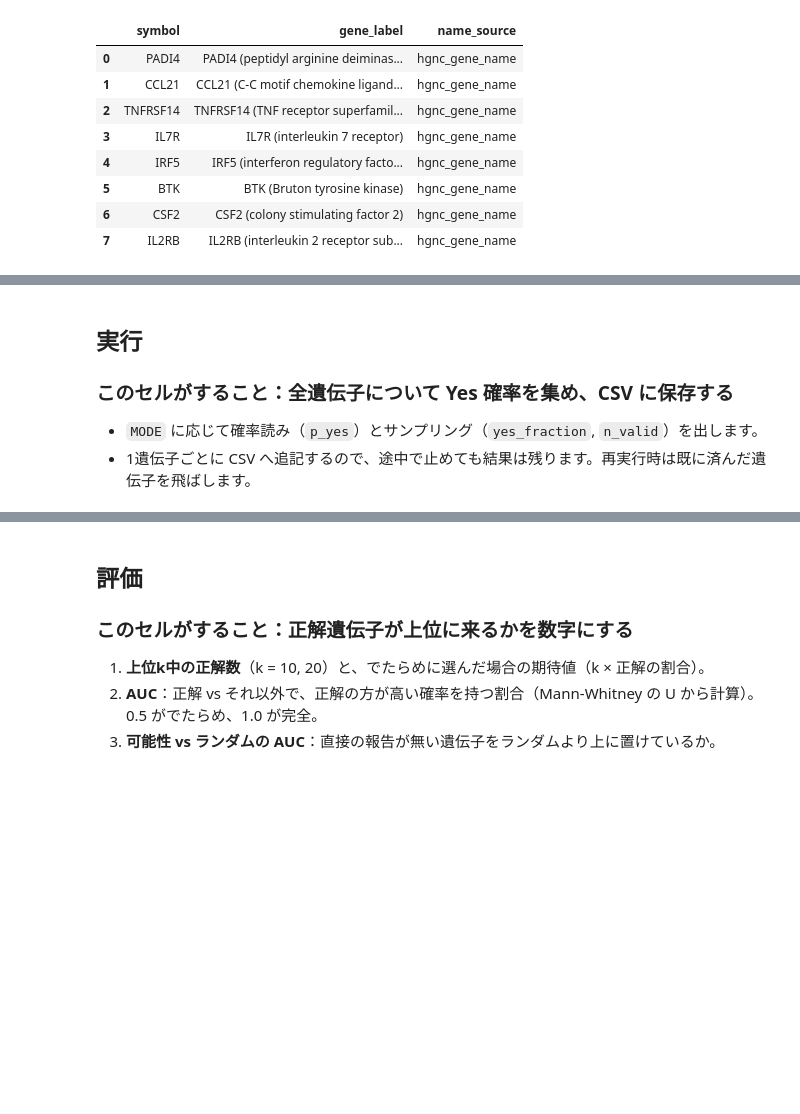
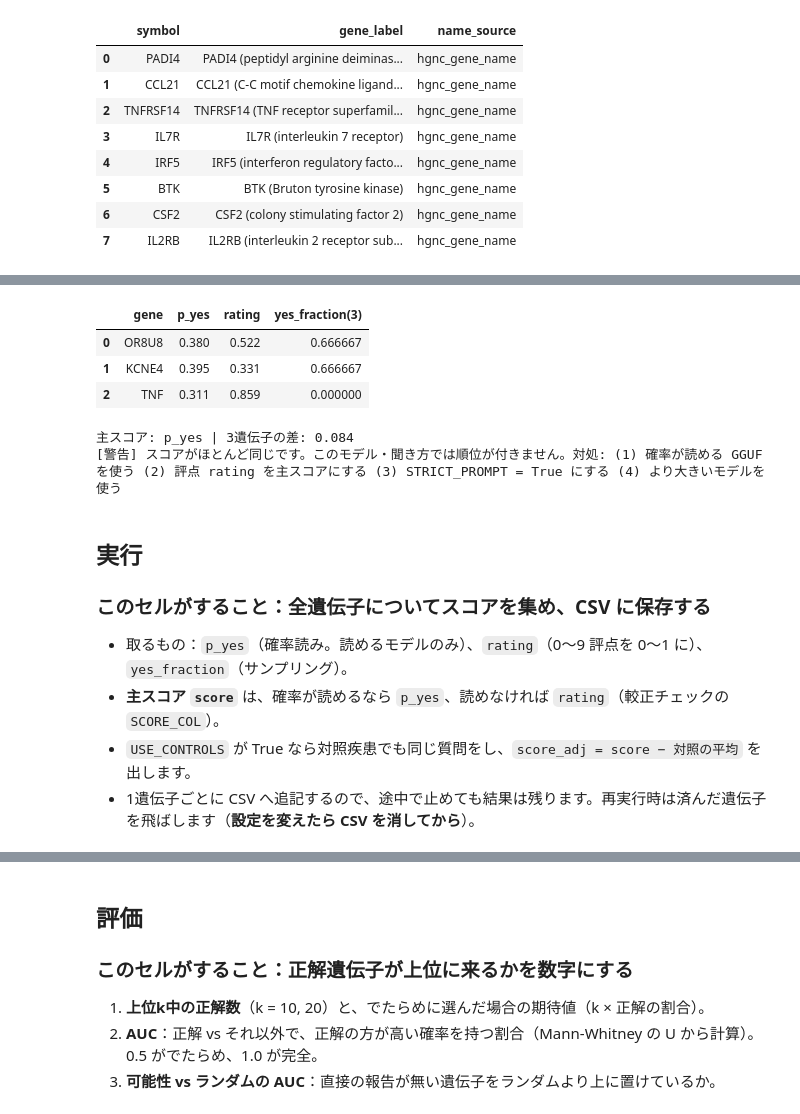
Before and after one commit to pepsea/gene_disease_prediction02, a Jupyter notebook: notebooks/02_target_validity_yes_no.ipynb, the cells around one changed output, grey strips where cells are left out. Saved outputs shown, nothing was run; the diff lists cells and outputs as text; code cells hidden in the pictures; blank space fills up the shorter version.

```diff
--- a/notebooks/02_target_validity_yes_no.ipynb
+++ b/notebooks/02_target_validity_yes_no.ipynb
@@ -60,10 +64,24 @@ GENE_FILE = os.path.join(ROOT, "data", "genes", "ra_set100.tsv")
 MAX_GENES = None                                   # 例: 20 で試運転
 
 # --- 回答方法 ---
-MODE = "both"                                      # "logprob" / "sample" / "both"
+MODE = "both"                                      # "logprob" / "sample" / "both"（Yes/No の確率読み・サンプリング）
+USE_RATING = True                                  # 0〜9 の評点も取る（logprobs が無いモデルではこれが主スコアになる）
 N_ANSWERS = 5                                      # サンプリングの回答回数
 TEMPERATURE = 0.7                                  # サンプリングの温度
-TOP_K = 50                                         # 確率読みで記録する上位トークン数
+STRICT_PROMPT = True                               # 「大半の遺伝子は標的ではない。明確な根拠がなければ No」と前置きする（Yes 偏りの抑制）
+
+# --- 偏りの補正（任意）：無関係な対照疾患でも同じ質問をして、その平均を引く ---
+USE_CONTROLS = False                               # True にすると計算量が (1 + 対照疾患数) 倍になる
+CONTROL_DISEASES = {                               # 対照疾患も「症状 → 臓器・細胞・機能」で書く（分子名なし）
+    "migraine": [
+        "Recurrent throbbing unilateral headache with nausea and sensitivity to light and sound: abnormal excitability of trigeminal sensory neurons and brainstem pain circuits",
+        "Visual aura preceding headache: a wave of depressed neuronal activity spreading across the visual cortex",
+    ],
+    "type 2 diabetes mellitus": [
+        "Chronic high blood glucose with thirst and fatigue: reduced insulin-independent glucose uptake by muscle and fat cells and excess glucose output by the liver",
+        "Progressive loss of glucose control: exhaustion and loss of the hormone-secreting beta cells of the pancreatic islets",
+    ],
+}
 
 # --- モデルの選択 ---
 # BACKEND: "auto" = Ollama が起動していれば Ollama、無ければ ~/llm/models の GGUF、それも無ければモック
@@ -411,9 +510,37 @@ test: 0.659 (0.6, 5)
+# %%
+CAL_GENES = ["OR8U8 (olfactory receptor family 8 subfamily U member 8)",
+             "KCNE4 (potassium voltage-gated channel subfamily E regulatory subunit 4)",
+             "TNF (tumor necrosis factor)"]
+rows = []
+for gl in CAL_GENES:
+    p = yes_probability(gl)
+    r = rating_score(gl)
+    fr, nv = sample_yes_fraction(gl, n=3)
+    rows.append({"gene": gl.split(" ")[0], "p_yes": None if p is None else round(p, 3), "rating": round(r, 3), "yes_fraction(3)": fr})
+cal = pd.DataFrame(rows); display(cal)
+SCORE_COL = "p_yes" if LOGPROBS_OK else "rating"
+spread = cal[SCORE_COL].max() - cal[SCORE_COL].min()
+print(f"主スコア: {SCORE_COL} | 3遺伝子の差: {spread:.3f}")
+if spread < 0.1:
+    print("[警告] スコアがほとんど同じです。このモデル・聞き方では順位が付きません。対処: (1) 確率が読める GGUF を使う "
+          "(2) 評点 rating を主スコアにする (3) STRICT_PROMPT = True にする (4) より大きいモデルを使う")
+elif not LOGPROBS_OK:
+    print("注意: 確率が読めないため評点のサンプリング平均を使います。N_ANSWERS を増やすと安定します。")
+# %% [output]
+|  | gene | p_yes | rating | yes_fraction(3) |
+| 0 | OR8U8 | 0.380 | 0.522 | 0.666667 |
+| 1 | KCNE4 | 0.395 | 0.331 | 0.666667 |
+| 2 | TNF | 0.311 | 0.859 | 0.000000 |
+主スコア: p_yes | 3遺伝子の差: 0.084
+[警告] スコアがほとんど同じです。このモデル・聞き方では順位が付きません。対処: (1) 確率が読める GGUF を使う (2) 評点 rating を主スコアにする (3) STRICT_PROMPT = True にする (4) より大きいモデルを使う
 # %% [markdown]
 ## 実行
 
-### このセルがすること：全遺伝子について Yes 確率を集め、CSV に保存する
-- `MODE` に応じて確率読み（`p_yes`）とサンプリング（`yes_fraction`, `n_valid`）を出します。
-- 1遺伝子ごとに CSV へ追記するので、途中で止めても結果は残ります。再実行時は既に済んだ遺伝子を飛ばします。
+### このセルがすること：全遺伝子についてスコアを集め、CSV に保存する
+- 取るもの：`p_yes`（確率読み。読めるモデルのみ）、`rating`（0〜9 評点を 0〜1 に）、`yes_fraction`（サンプリング）。
+- **主スコア `score`** は、確率が読めるなら `p_yes`、読めなければ `rating`（較正チェックの `SCORE_COL`）。
+- `USE_CONTROLS` が True なら対照疾患でも同じ質問をし、`score_adj = score − 対照の平均` を出します。
+- 1遺伝子ごとに CSV へ追記するので、途中で止めても結果は残ります。再実行時は済んだ遺伝子を飛ばします（**設定を変えたら CSV を消してから**）。
 # %%
 done = set()
 if os.path.exists(OUT_CSV):
```
Also changed, not shown: parts of 11 cells of this notebook, 4 other files.
